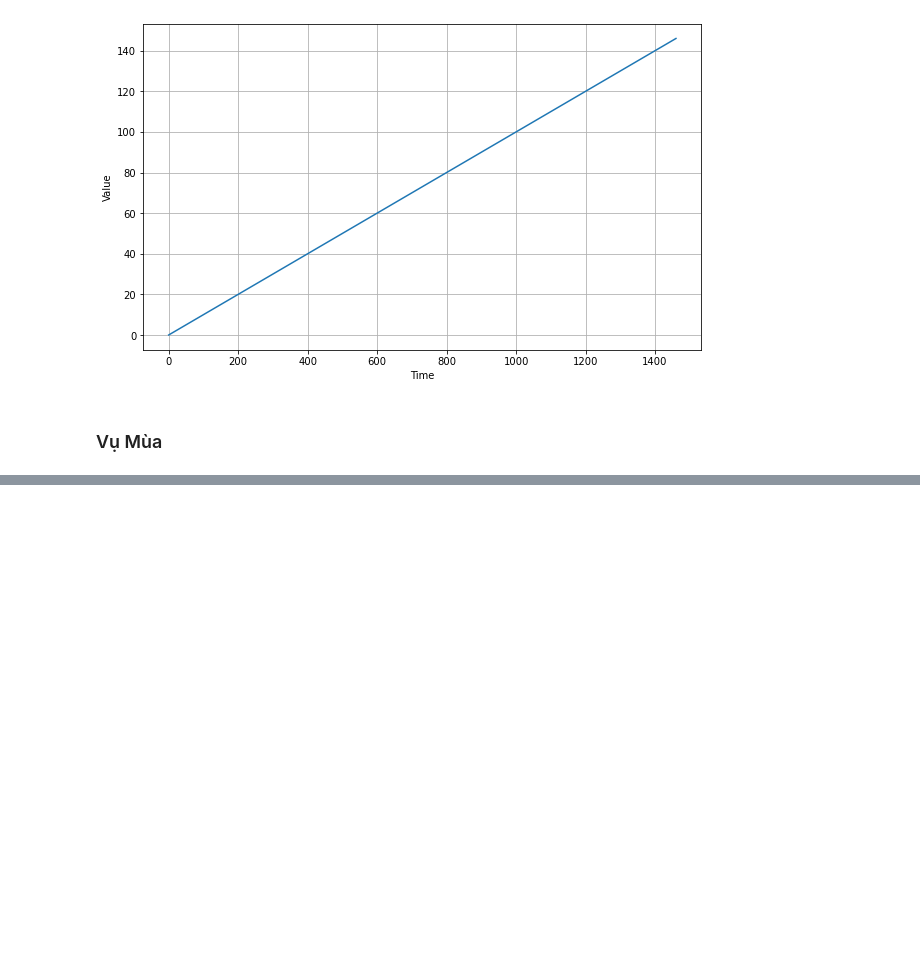
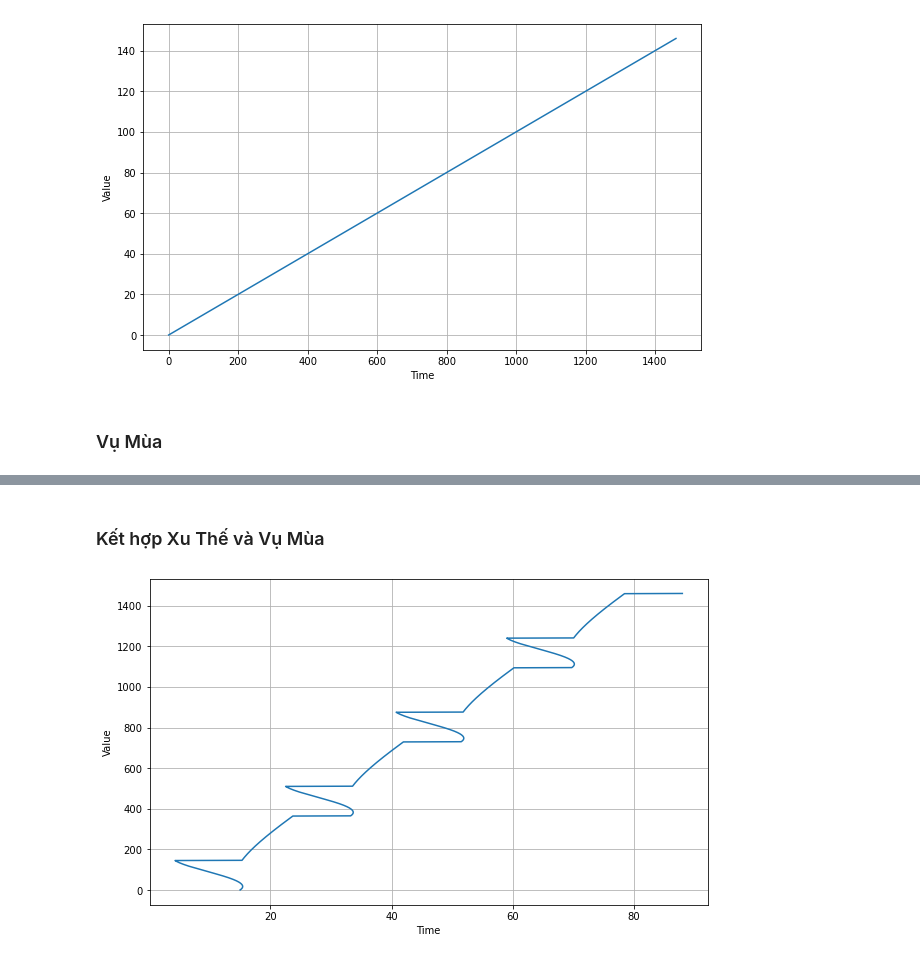
Before and after one commit to ddpham/TFExam, a Jupyter notebook: nbs/time_series/00_basics.ipynb, the cells around one changed output, grey strips where cells are left out. Cells and saved outputs as stored; diff of their text form; code cells hidden in the pictures; blank space fills up the shorter version.

```diff
--- a/nbs/time_series/00_basics.ipynb
+++ b/nbs/time_series/00_basics.ipynb
@@ -35,7 +41,7 @@ def plot_series(time, series, format="-", start=0, end=None, label=None):
 ### Xu Thế
 # %%
 # hàm tạo xu hướng: đơn giản là hàm của thời gian nhân với tỷ lệ slope (tanh):
-def get_trend(times, slope=0):
+def create_trend(times, slope=0):
     return times * slope
 # %%
 # Tạo time series và vẽ đồ thị giữa thời gian và giá trị:
@@ -61,0 +77,8 @@ def seasonality(time, period, amplitude=1, phase=0):
+# %% [markdown]
+### Kết hợp Xu Thế và Vụ Mùa
+# %%
+baseline = 5
+tseries = baseline + create_trend(times, slope=.05) + create_seasonalities(times, period=365, amplitude=10)
+plot_series(tseries, times)
+# %% [output]
+[figure, added]
```
Also changed, not shown: parts of 30 cells of this notebook.
